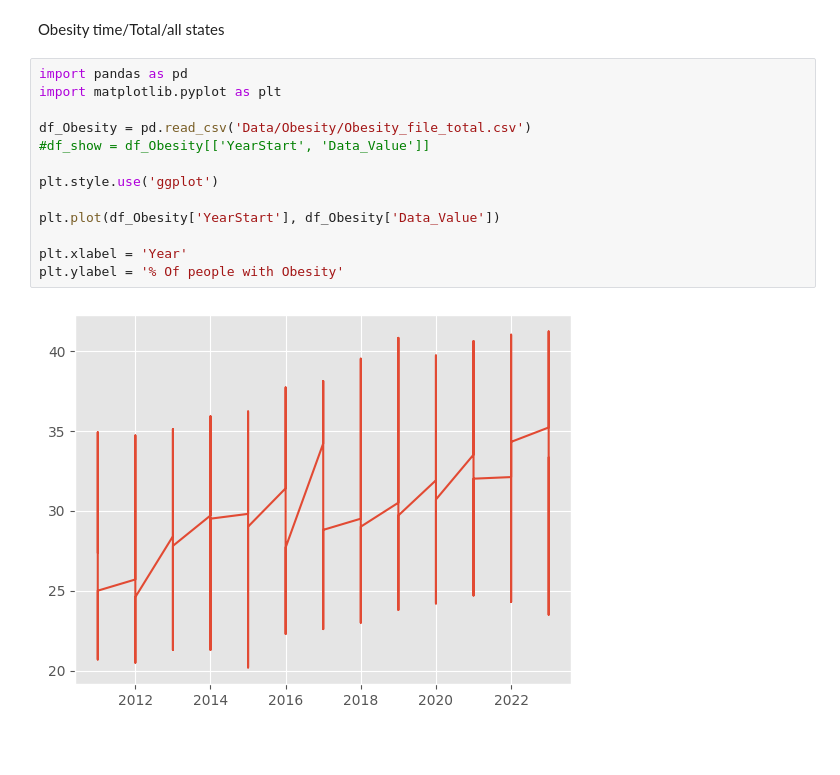
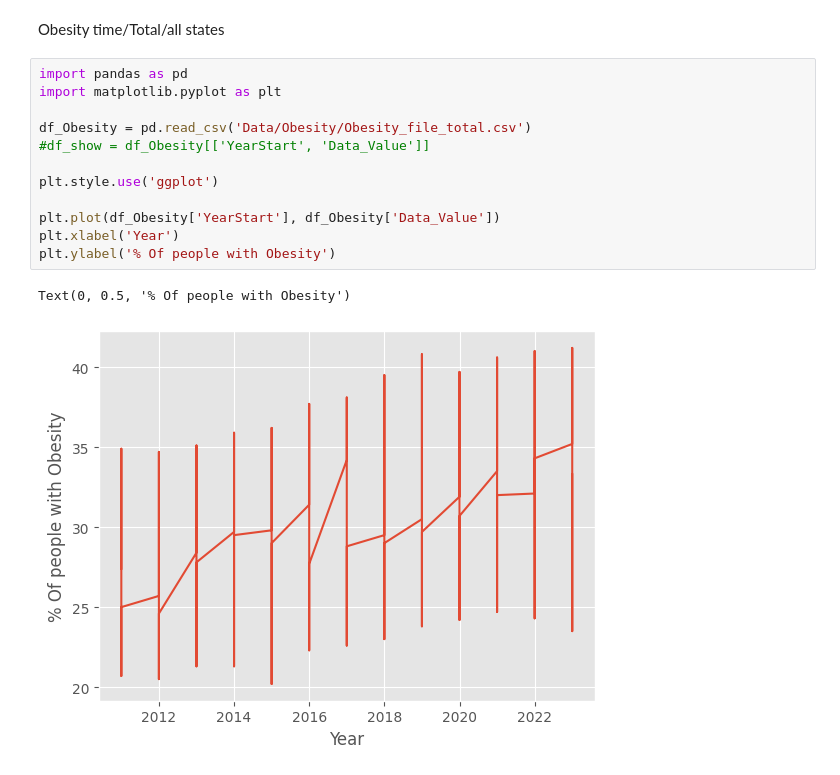
Before and after one commit to MerMer12345/DataScienceAssignment, a Jupyter notebook: DataExploration.ipynb, the cells around one changed output. Cells and saved outputs as stored; diff of their text form; blank space fills up the shorter version.

```diff
--- a/DataExploration.ipynb
+++ b/DataExploration.ipynb
@@ -3,16 +3,16 @@ Obesity time/Total/all states
 # %%
 import pandas as pd
 import matplotlib.pyplot as plt
 
 df_Obesity = pd.read_csv('Data/Obesity/Obesity_file_total.csv')
 #df_show = df_Obesity[['YearStart', 'Data_Value']]
 
 plt.style.use('ggplot')
 
 plt.plot(df_Obesity['YearStart'], df_Obesity['Data_Value'])
-
-plt.xlabel = 'Year'
-plt.ylabel = '% Of people with Obesity'
+plt.xlabel('Year')
+plt.ylabel('% Of people with Obesity')
 # %% [output]
+Text(0, 0.5, '% Of people with Obesity')
-[figure, old version]
+[figure, new version]
 # %%
```
Also changed, not shown: parts of 4 cells of this notebook, 1 other file.
